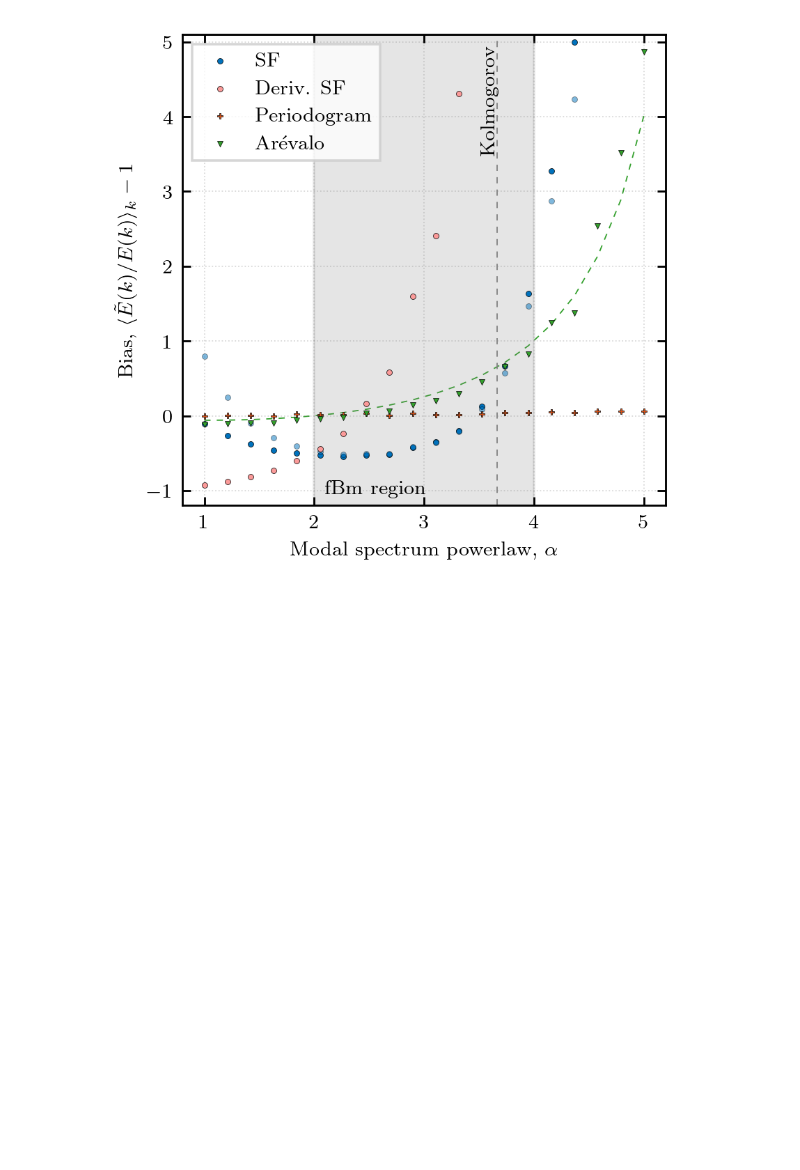
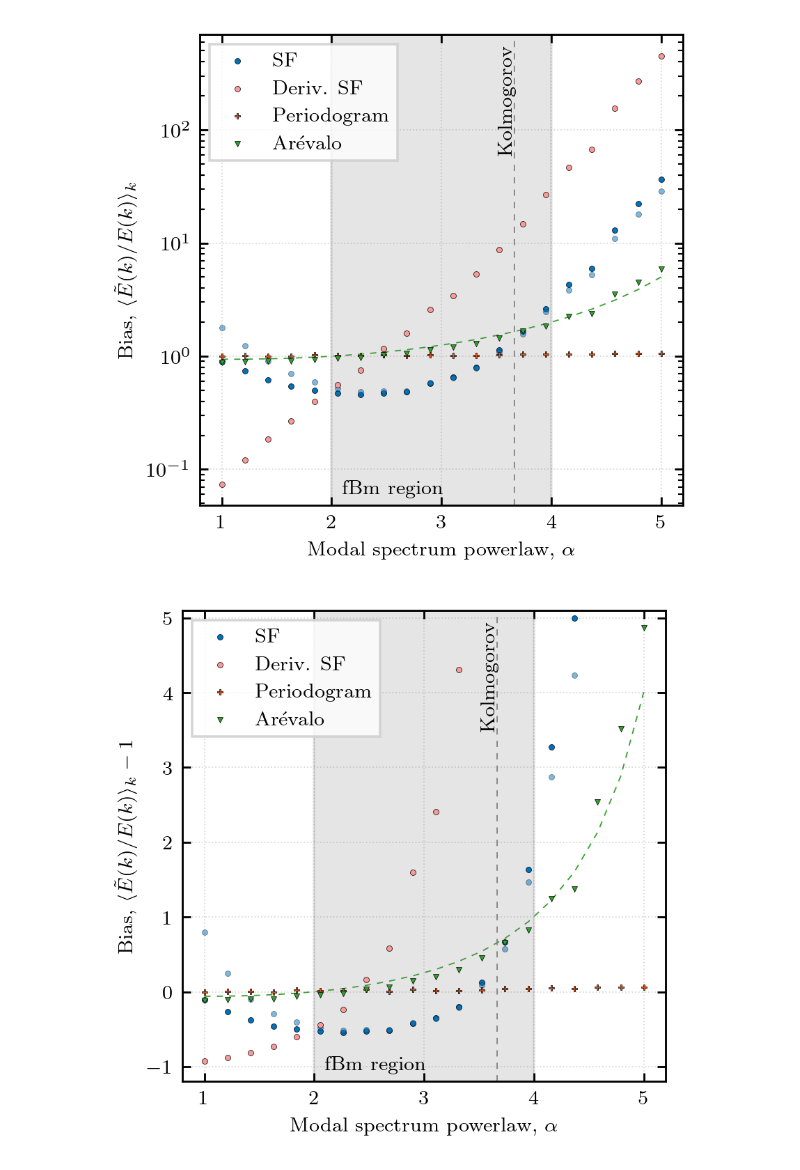
Before and after one commit to mab68/Kea, a Jupyter notebook: paper1/fbm_spectral_bias.ipynb, the cells around one changed output. Drawn from its saved outputs; the diff is of its cells as text; code cells hidden in the pictures; blank space fills up the shorter version.

```diff
--- a/paper1/fbm_spectral_bias.ipynb
+++ b/paper1/fbm_spectral_bias.ipynb
@@ -109,6 +109,63 @@ arevalo_avg = {}
 for i, kfek in enumerate(k_arevaloz):
     k, fek = kfek
     arevalo_avg[-alphas[i]] = (np.nanmean(fek/models[i]), 1.)
+# %%
+c = plotting.COLOR_CYCLE_6
+
+fig, ax = plt.subplots(1, 1, figsize=(3.5, 3.5), dpi=256)
+
+for a in sf_avg.keys():
+    ax.scatter(a, sf_avg[a][0] - 0., marker='o', s=5., color=c[0], zorder=2, linewidth=0.2, edgecolor='black')
+    ax.scatter(a, sf1_avg[a][0] - 0., marker='o', s=5., color=c[0], zorder=2, linewidth=0.2, edgecolor='black', alpha=0.5)
+
+for a in sf2_avg.keys():
+    ax.scatter(a, sf2_avg[a][0] - 0., marker='o', s=5., color=c[3], zorder=2, linewidth=0.2, edgecolor='black')
+
+for a in ek_avg.keys():
+    ax.scatter(a, ek_avg[a][0] - 0., marker='P', s=5., color=c[1], zorder=2, linewidth=0.2, edgecolor='black')
+
+for a in arevalo_avg.keys():
+    ax.scatter(a, arevalo_avg[a][0] - 0., marker='v', s=5., color=c[2], zorder=2, linewidth=0.2, edgecolor='black')
+
+from scipy.special import gamma
+aa = -alphas
+scaling = 2.**(aa/2.) * gamma(D/2. + 2. - aa/2.) / gamma(D/2. + 2.)
+ax.plot(-alphas, scaling - 0., linewidth=0.5, color=c[2], linestyle=(0,(5,5)), zorder=0)
+
+ax.scatter([], [], marker='o', s=5., color=c[0], linewidth=0.2, edgecolor='black', label=r'SF')
+ax.scatter([], [], marker='o', s=5., color=c[3], linewidth=0.2, edgecolor='black', label=r'Deriv. SF')
+ax.scatter([], [], marker='P', s=5., color=c[1], linewidth=0.2, edgecolor='black', label=r'Periodogram')
+ax.scatter([], [], marker='v', s=5., color=c[2], linewidth=0.2, edgecolor='black', label=r'Ar\'evalo')
+#ax.plot([], [], color='black', linewidth=0.5, linestyle=(0,(5,5)), label=r'Analytical Ar\'evalo')
+ax.legend(fancybox=False, frameon=True, loc='upper left')
+
+ax.axvline(11./3., linestyle=(0, (5, 5)), color='gray', linewidth=0.5, zorder=0)
+ax.text(11./3.-0.15, 0.75, r'Kolmogorov', transform=ax.get_xaxis_transform(), rotation=90, color='black')
+
+ax.axvspan(D, D+2., alpha=0.2, color='gray')
+ax.text(2.1, 0.025, r'fBm region', transform=ax.get_xaxis_transform(), color='black')
+
+#ax.set_ylabel('Bias, $\\tilde{\gamma}/\gamma$')
+ax.set_ylabel('Bias, $\langle \\tilde{E}(k)/E(k) \\rangle_{k}$')
+ax.set_xlabel('Modal spectrum powerlaw, $\\alpha$')
+
+ax.yaxis.set_ticks_position('both')
+ax.xaxis.set_ticks_position('both')
+ax.tick_params(axis='y', direction='in')
+ax.tick_params(axis='x', direction='in')
+ax.tick_params(axis='y', direction='in', which='minor')
+
+#ax.set_ylim((-1.2, 5.1))
+
+ax.grid(linestyle=':', alpha=0.3, linewidth=0.5, color='gray')
+
+ax.set_yscale('log')
+
+#fig.subplots_adjust(wspace=0.05)
+fig.savefig('plots/fbm_spectra_bias_log.pdf', transparent=True, bbox_inches='tight', pad_inches=0)
+fig.savefig('plots/fbm_spectra_bias_log.png', transparent=True, bbox_inches='tight', pad_inches=0)
+# %% [output]
+[figure, added]
 # %%
 c = plotting.COLOR_CYCLE_6
 
```
Also changed, not shown: 9 other files.
